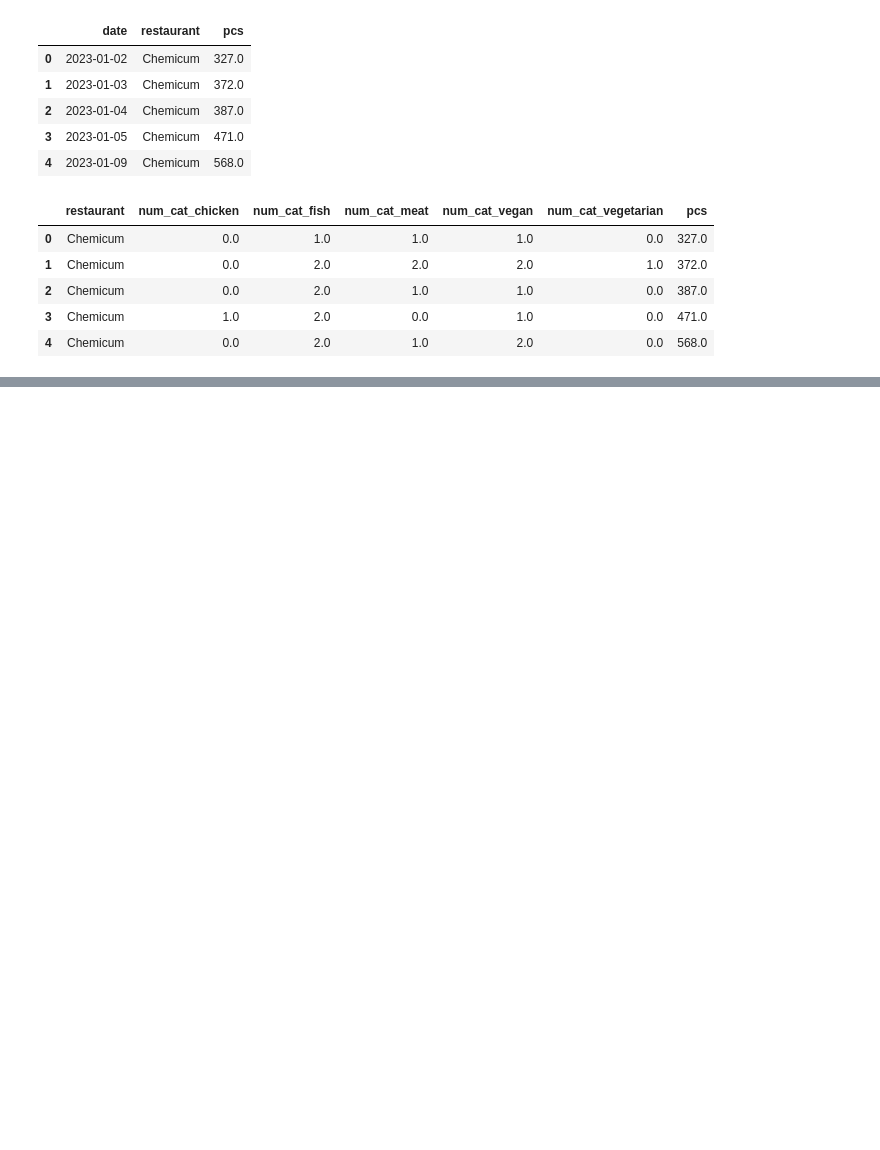
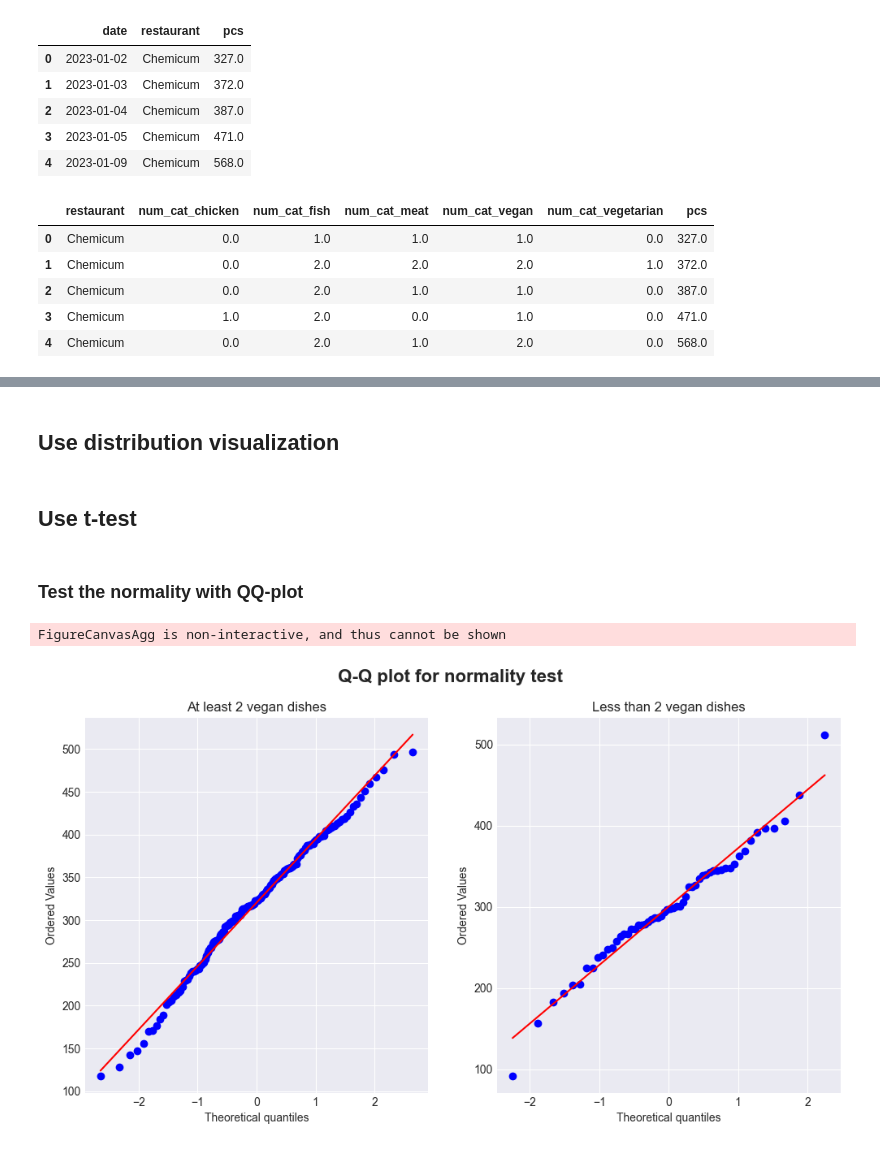
Before and after one commit to Food-Waste-Optimization/Food-Waste-Optimization, a Jupyter notebook: experiments_hoangle/hypotheses/3_two-vegan-dishes.ipynb, the cells around one changed output, grey strips where cells are left out. Drawn from its saved outputs; the diff is of its cells as text; code cells hidden in the pictures; blank space fills up the shorter version.

```diff
--- a/experiments_hoangle/hypotheses/3_two-vegan-dishes.ipynb
+++ b/experiments_hoangle/hypotheses/3_two-vegan-dishes.ipynb
@@ -21,3 +18,6 @@ from sklearn.decomposition import PCA
+# %%
+plt.style.use('seaborn-v0_8-darkgrid')
+pio.templates.default = "seaborn"
 # %% [markdown]
 # Load data
 # %%
@@ -148 +152,5 @@ dishes.head()
+# %% [markdown]
+## Use distribution visualization
+# %%
+RESTAURANT = ['Chemicum', 'Exactum']
 # %%
@@ -195 +199,22 @@ fig.update_layout(
 fig.show()
+# %% [markdown]
+## Use t-test
+# %% [markdown]
+### Test the normality with QQ-plot
+# %%
+fig = plt.figure(figsize=(12, 6))
+
+
+ax = fig.add_subplot(121)
+stats.probplot(pcs_alot_vegan, dist="norm", plot=ax)
+ax.set_title("At least 2 vegan dishes")
+
+ax = fig.add_subplot(122)
+stats.probplot(pcs_not_alot_vegan, dist="norm", plot=ax)
+ax.set_title("Less than 2 vegan dishes")
+
+fig.suptitle("Q-Q plot for normality test", fontweight='bold', fontsize=16)
+fig.show()
+# %% [output]
+FigureCanvasAgg is non-interactive, and thus cannot be shown
+[figure, added]
```
Also changed, not shown: parts of 8 cells of this notebook, 2 other files.
